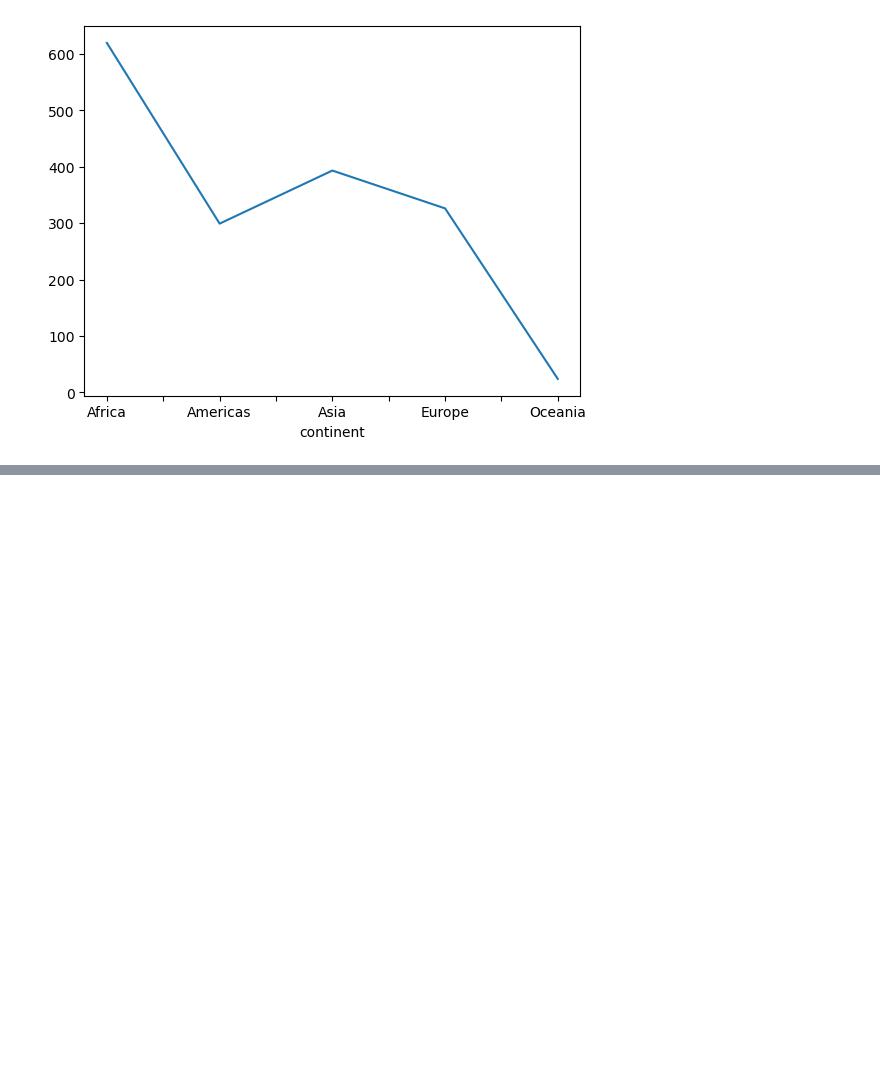
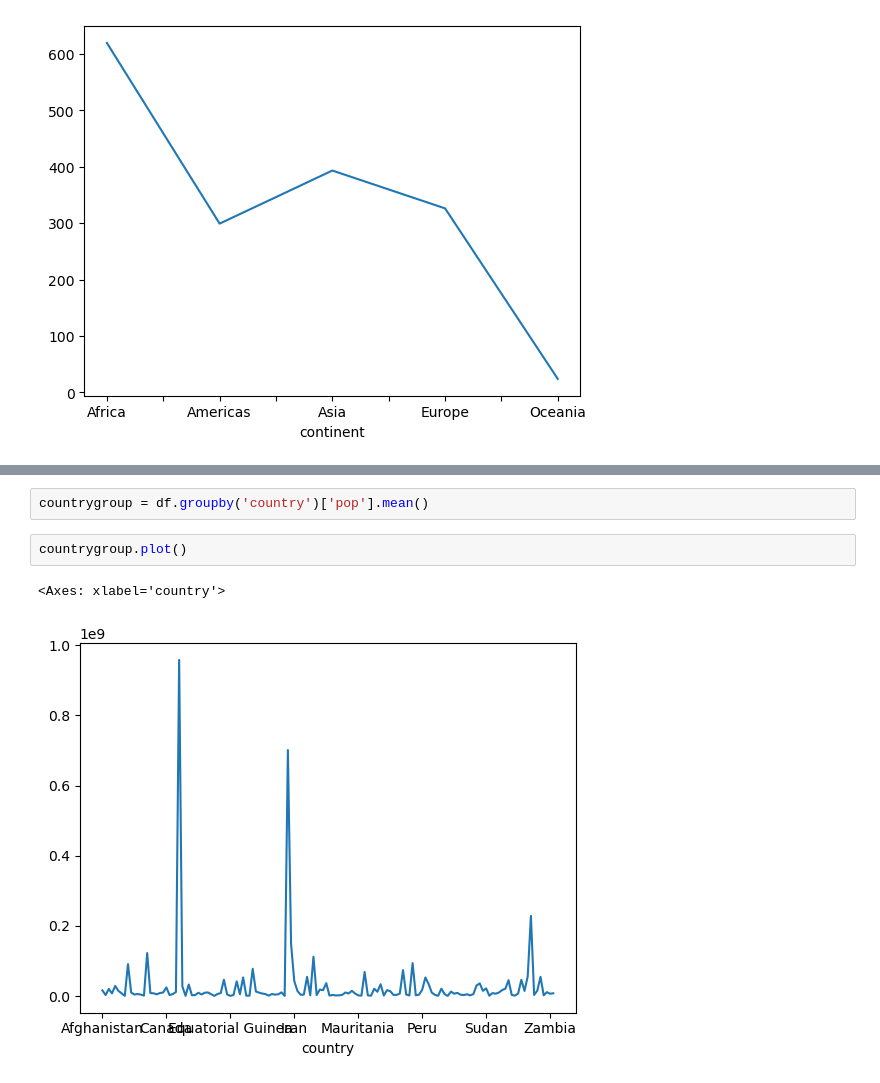
Before and after one commit to W0lf-2505/Python_practice, a Jupyter notebook: Data Analytics with Python/Introduction.ipynb, the cells around one changed output, grey strips where cells are left out. Saved outputs shown, nothing was run; the diff lists cells and outputs as text; blank space fills up the shorter version.

```diff
--- a/Data Analytics with Python/Introduction.ipynb
+++ b/Data Analytics with Python/Introduction.ipynb
@@ -21,0 +45,7 @@ groupdata.plot()
+# %%
+countrygroup = df.groupby('country')['pop'].mean()
+# %%
+countrygroup.plot()
+# %% [output]
+<Axes: xlabel='country'>
+[figure, added]
```
Also changed, not shown: parts of 6 cells of this notebook.
